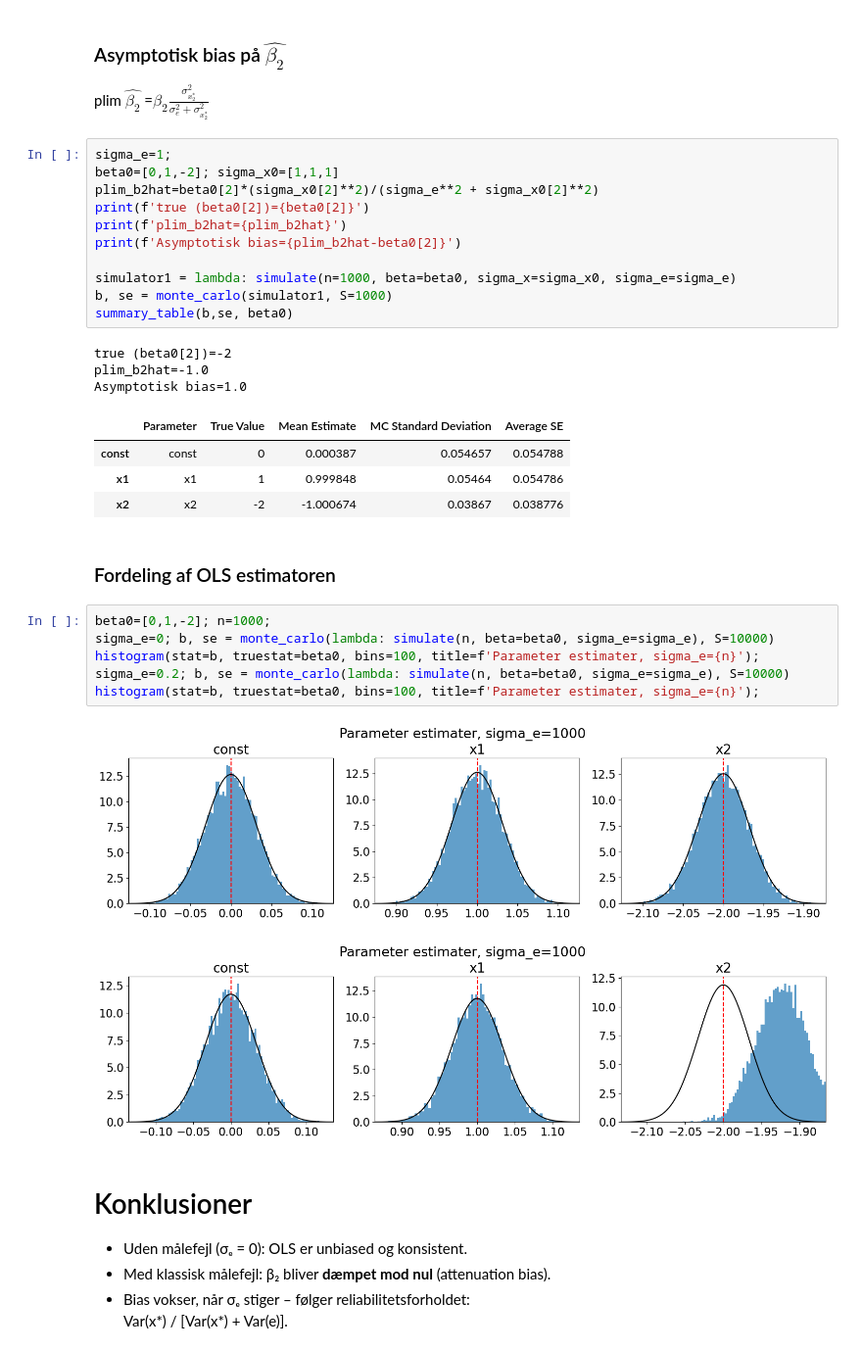
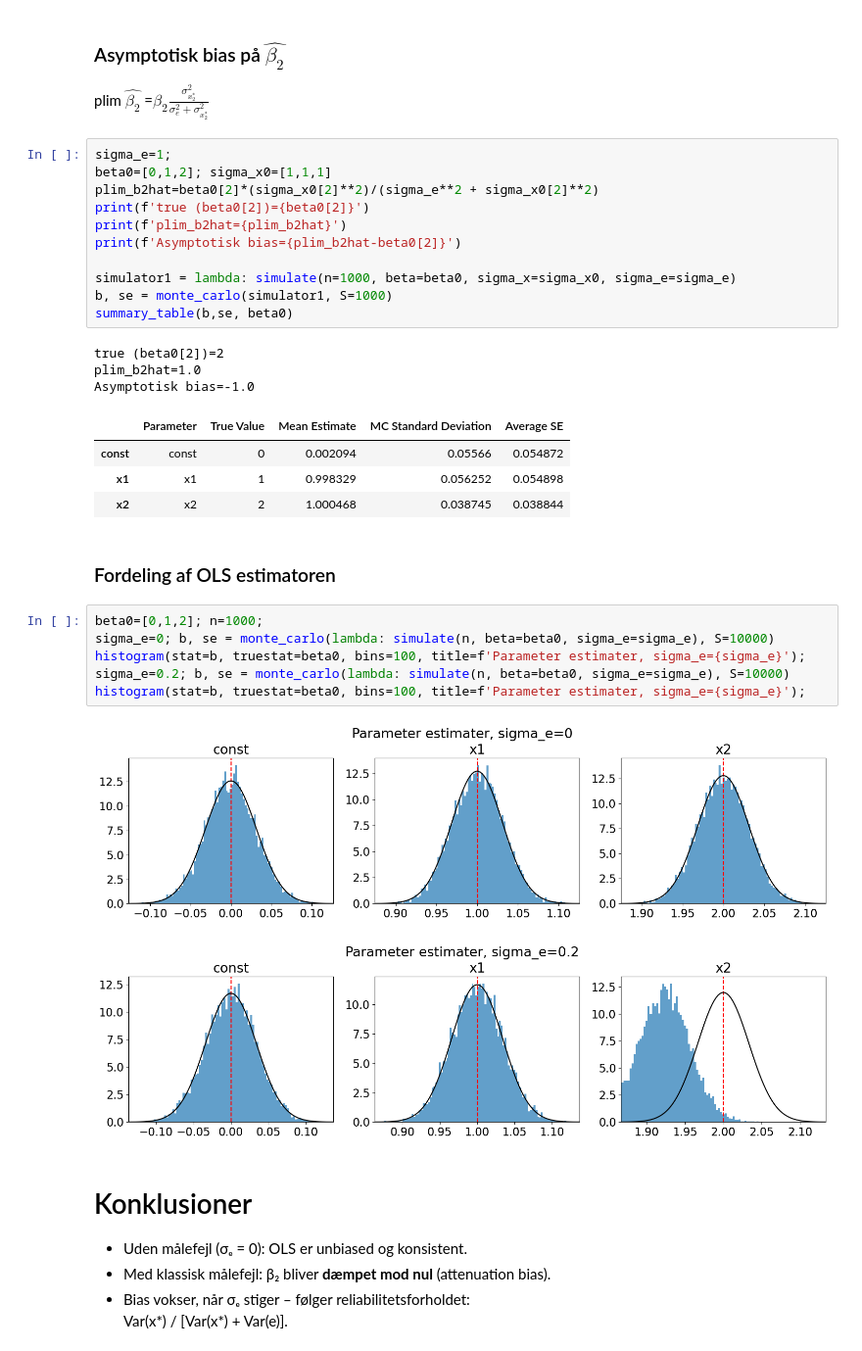
Before and after one commit to bschjerning/EconometricsA, a Jupyter notebook: 1_lectures/11_measurement_error/11_simulation_examples.ipynb, the cells around one changed output. Shown: that part at 98% size. Cells and saved outputs as stored; diff of their text form.

```diff
--- a/1_lectures/11_measurement_error/11_simulation_examples.ipynb
+++ b/1_lectures/11_measurement_error/11_simulation_examples.ipynb
@@ -160,7 +157,7 @@ Correlations matrix:
 plim $\hat{\beta_2}$ =$\beta_2 \frac{\sigma_{x_2^*}^2}{\sigma_e^2 + \sigma_{x_2^*}^2}$
 # %%
 sigma_e=1;
-beta0=[0,1,-2]; sigma_x0=[1,1,1]
+beta0=[0,1,2]; sigma_x0=[1,1,1]
 plim_b2hat=beta0[2]*(sigma_x0[2]**2)/(sigma_e**2 + sigma_x0[2]**2)
 print(f'true (beta0[2])={beta0[2]}')
 print(f'plim_b2hat={plim_b2hat}')
@@ -170,24 +167,24 @@ simulator1 = lambda: simulate(n=1000, beta=beta0, sigma_x=sigma_x0, sigma_e=sigm
 b, se = monte_carlo(simulator1, S=1000)
 summary_table(b,se, beta0)
 # %% [output]
-true (beta0[2])=-2
-plim_b2hat=-1.0
-Asymptotisk bias=1.0
+true (beta0[2])=2
+plim_b2hat=1.0
+Asymptotisk bias=-1.0
 |  | Parameter | True Value | Mean Estimate | MC Standard Deviation | Average SE |
-| const | const | 0 | 0.000387 | 0.054657 | 0.054788 |
-| x1 | x1 | 1 | 0.999848 | 0.05464 | 0.054786 |
-| x2 | x2 | -2 | -1.000674 | 0.03867 | 0.038776 |
+| const | const | 0 | 0.002094 | 0.05566 | 0.054872 |
+| x1 | x1 | 1 | 0.998329 | 0.056252 | 0.054898 |
+| x2 | x2 | 2 | 1.000468 | 0.038745 | 0.038844 |
 # %% [markdown]
 ### Fordeling af OLS estimatoren
 # %%
-beta0=[0,1,-2]; n=1000;
+beta0=[0,1,2]; n=1000;
 sigma_e=0; b, se = monte_carlo(lambda: simulate(n, beta=beta0, sigma_e=sigma_e), S=10000)
-histogram(stat=b, truestat=beta0, bins=100, title=f'Parameter estimater, sigma_e={n}');
+histogram(stat=b, truestat=beta0, bins=100, title=f'Parameter estimater, sigma_e={sigma_e}');
 sigma_e=0.2; b, se = monte_carlo(lambda: simulate(n, beta=beta0, sigma_e=sigma_e), S=10000)
-histogram(stat=b, truestat=beta0, bins=100, title=f'Parameter estimater, sigma_e={n}');
+histogram(stat=b, truestat=beta0, bins=100, title=f'Parameter estimater, sigma_e={sigma_e}');
 # %% [output]
-[figure, old version]
+[figure, new version]
-[figure, old version]
+[figure, new version]
 # %% [markdown]
 # Konklusioner
 
```
Also changed, not shown: parts of 5 cells of this notebook, 1 other file.
